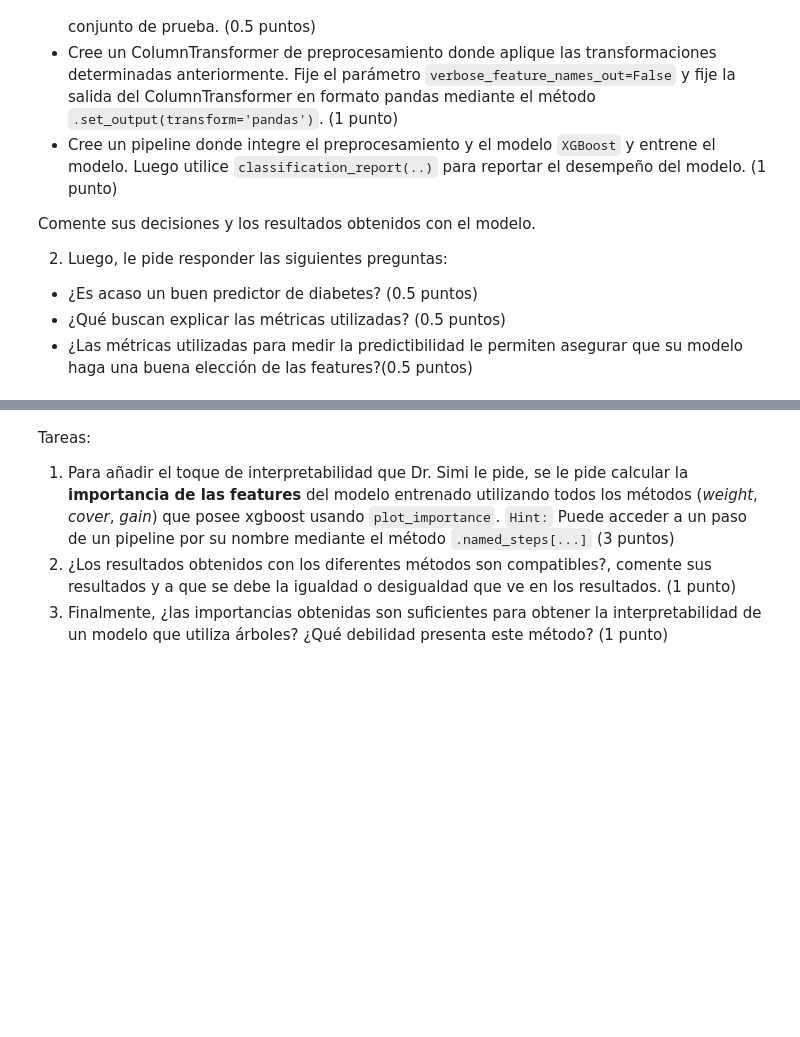
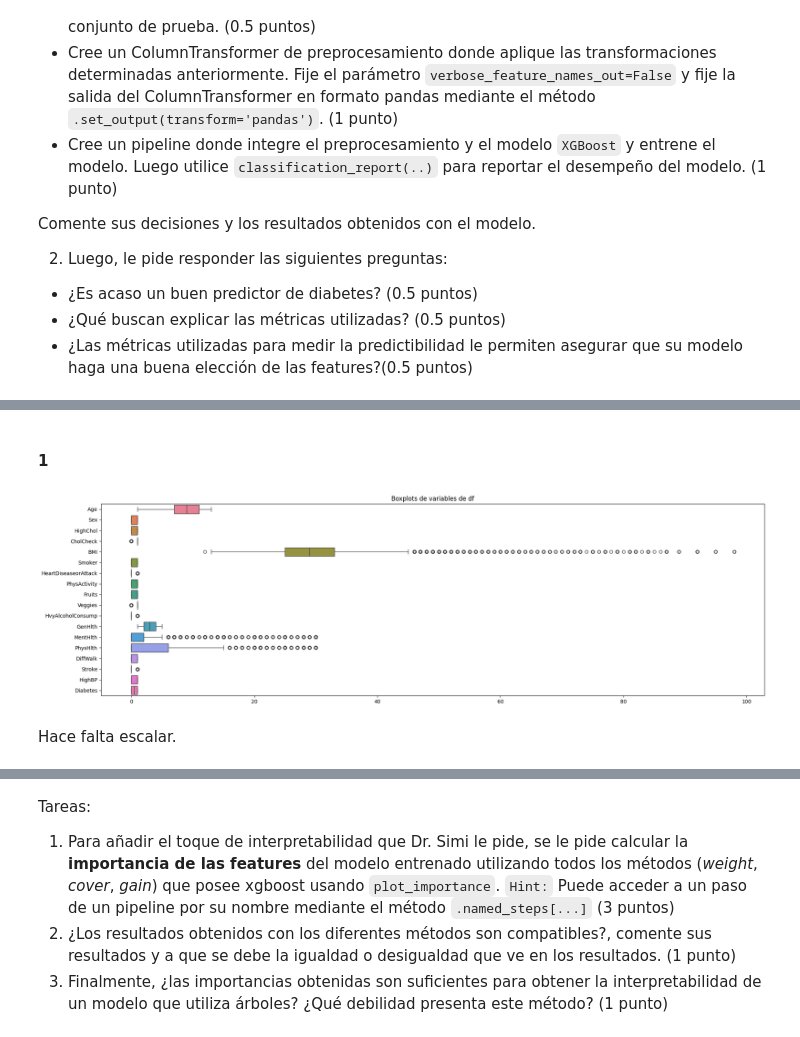
Before and after one commit to juansebm/MDS7202, a Jupyter notebook: Lab 7 - Interpretabilidad/Lab7_enunciado.ipynb, the cells around one changed output, grey strips where cells are left out. Cells and saved outputs as stored; diff of their text form; code cells hidden in the pictures; blank space fills up the shorter version.

```diff
--- a/Lab 7 - Interpretabilidad/Lab7_enunciado.ipynb
+++ b/Lab 7 - Interpretabilidad/Lab7_enunciado.ipynb
@@ -107,0 +104,15 @@ Successfully installed xgboost-1.7.5
+# %% [markdown]
+#### 1
+# %%
+import matplotlib.pyplot as plt
+import seaborn as sns
+
+plt.figure(figsize=(20, 6))
+sns.boxplot(data=df, orient='h')
+plt.title("Boxplots de variables de df")
+plt.tight_layout()
+plt.show()
+# %% [output]
+[figure, added]
+# %% [markdown]
+Hace falta escalar.
```
Also changed, not shown: parts of 24 cells of this notebook.
